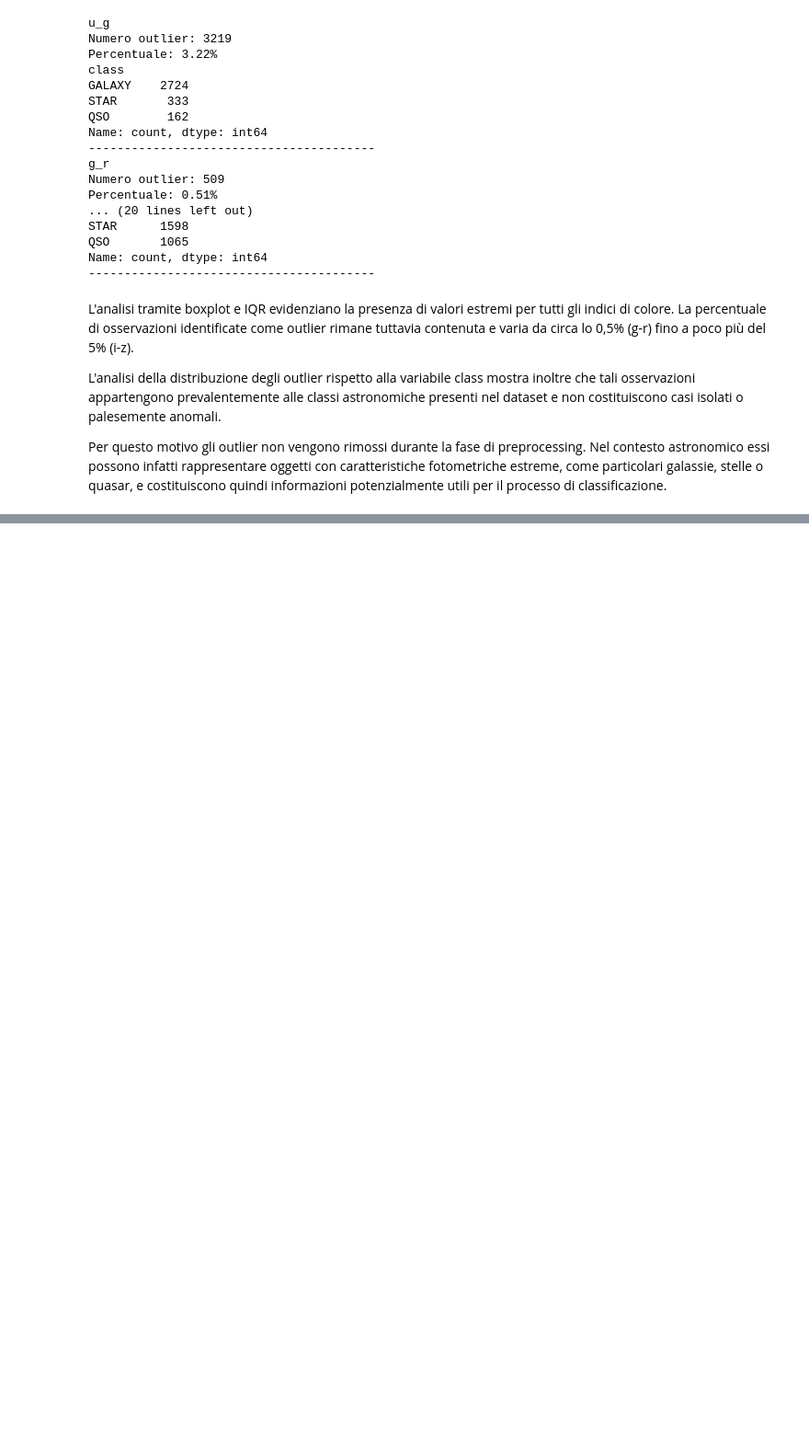
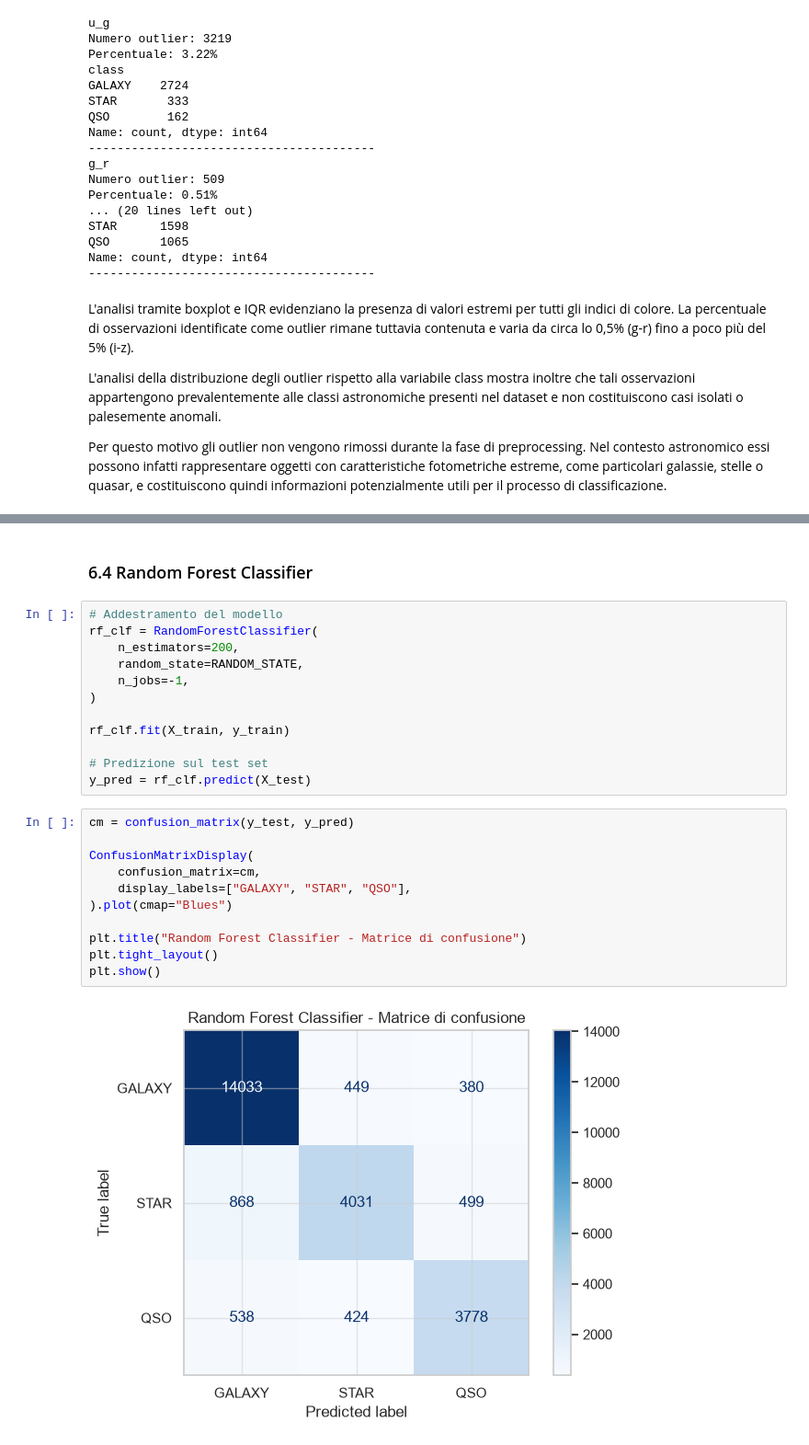
Before and after one commit to FabianCalangiu/Astronomical-Objects-Analysis, a Jupyter notebook: notebooks/astronomical_analysis_enhanced.ipynb, the cells around one changed output, grey strips where cells are left out. Shown at 92% size. Cells and saved outputs as stored; diff of their text form; blank space fills up the shorter version.

```diff
--- a/notebooks/astronomical_analysis_enhanced.ipynb
+++ b/notebooks/astronomical_analysis_enhanced.ipynb
@@ -600,0 +778,27 @@ Per questo motivo gli outlier non vengono rimossi durante la fase di preprocessi
+# %% [markdown]
+### 6.4 Random Forest Classifier
+# %%
+# Addestramento del modello
+rf_clf = RandomForestClassifier(
+    n_estimators=200,
+    random_state=RANDOM_STATE,
+    n_jobs=-1,
+)
+
+rf_clf.fit(X_train, y_train)
+
+# Predizione sul test set
+y_pred = rf_clf.predict(X_test)
+# %%
+cm = confusion_matrix(y_test, y_pred)
+
+ConfusionMatrixDisplay(
+    confusion_matrix=cm,
+    display_labels=["GALAXY", "STAR", "QSO"],
+).plot(cmap="Blues")
+
+plt.title("Random Forest Classifier - Matrice di confusione")
+plt.tight_layout()
+plt.show()
+# %% [output]
+[figure, added]
```
Also changed, not shown: parts of 24 cells of this notebook, 1 other file.
